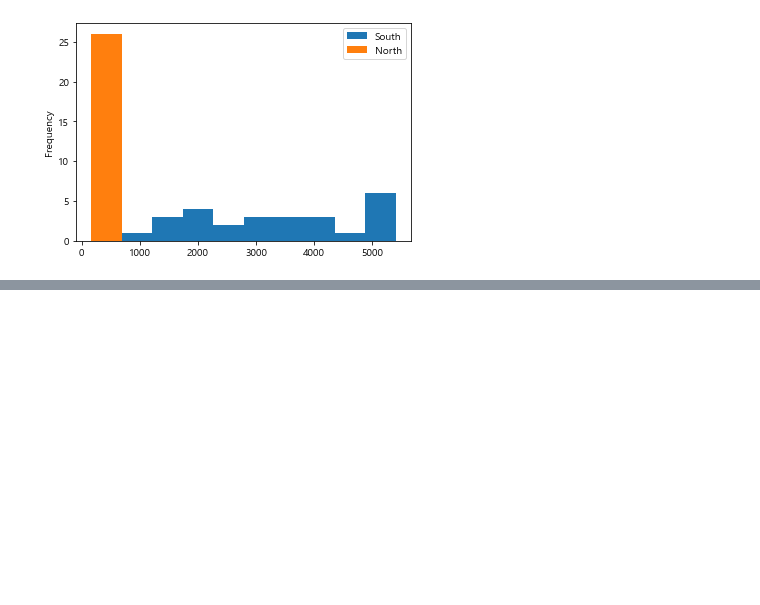
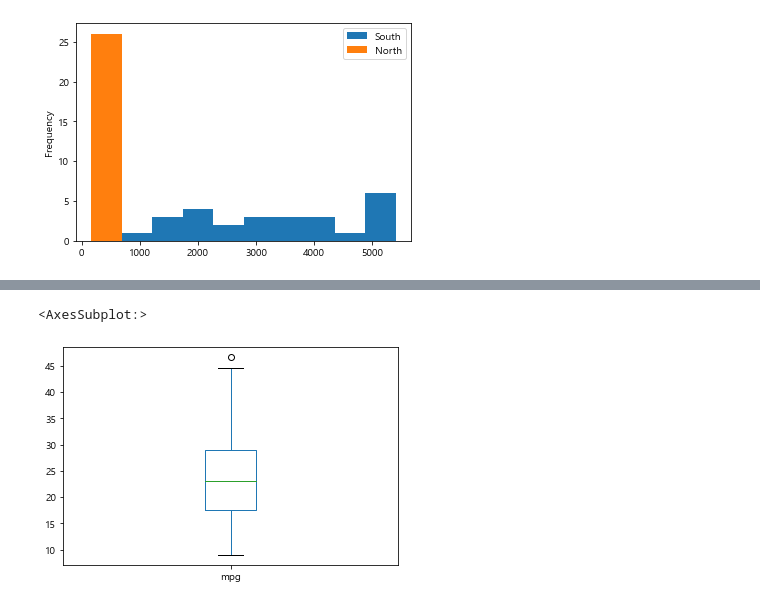
Before and after one commit to updaun/PythonBasic, a Jupyter notebook: jupyter_notebooks/Pandas/Pandas7.ipynb, the cells around one changed output, grey strips where cells are left out. Drawn from its saved outputs; the diff is of its cells as text; code cells hidden in the pictures; blank space fills up the shorter version.

```diff
--- a/jupyter_notebooks/Pandas/Pandas7.ipynb
+++ b/jupyter_notebooks/Pandas/Pandas7.ipynb
@@ -108,0 +111,3 @@ tdf_ns.plot(kind = 'hist')
+# %%
+df = pd.read_csv('data/auto-mpg-title.csv')
+df.head()
@@ -108,0 +133,5 @@ tdf_ns.plot(kind = 'hist')
+# %%
+df[['mpg']].plot(kind = 'box')
+# %% [output]
+<AxesSubplot:>
+[figure, added]
```
Also changed, not shown: parts of 22 cells of this notebook, 1 other file.
